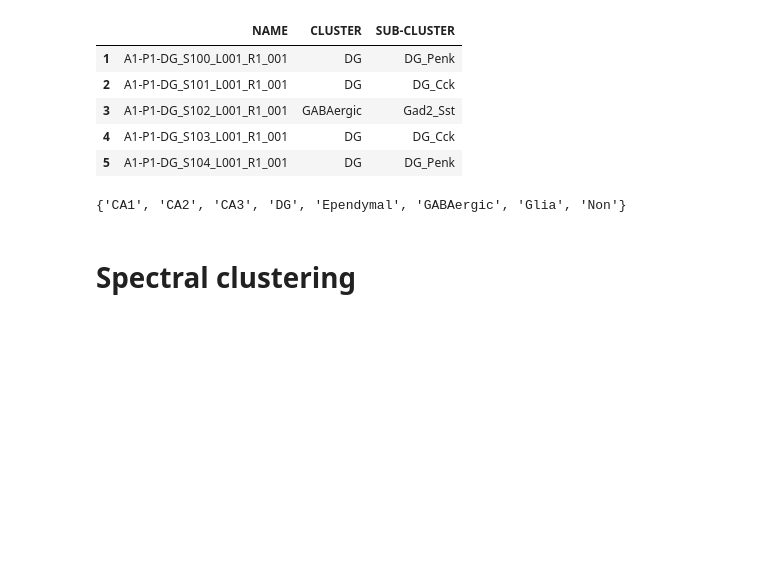
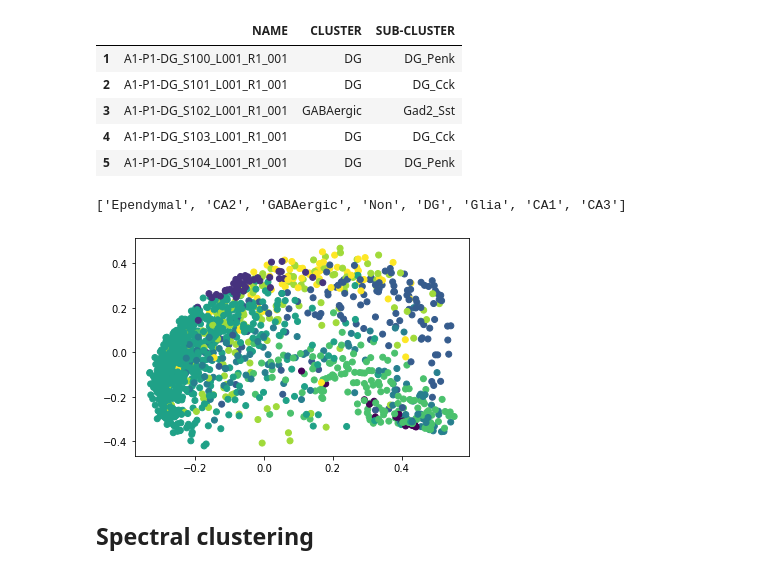
Before and after one commit to ZiyadOulhaj/Kernel-methods-for-single-cell, a Jupyter notebook: Applications/Kernel RNAseq.ipynb, the cells around one changed output. Drawn from its saved outputs; the diff is of its cells as text; code cells hidden in the pictures; blank space fills up the shorter version.

```diff
--- a/Applications/Kernel RNAseq.ipynb
+++ b/Applications/Kernel RNAseq.ipynb
@@ -223,4 +254,4 @@ t2-t1
 # %%
 my_pca.compute_directions()
 # %%
-my_pca.reduce()
+r=my_pca.reduce()
@@ -260,6 +279,7 @@ clusters.head()
 | 4 | A1-P1-DG_S103_L001_R1_001 | DG | DG_Cck |
 | 5 | A1-P1-DG_S104_L001_R1_001 | DG | DG_Penk |
 # %%
-set(clusters['CLUSTER'])
+cluster_list=list(set(clusters['CLUSTER']))
+print(cluster_list)
 # %% [output]
-{'CA1', 'CA2', 'CA3', 'DG', 'Ependymal', 'GABAergic', 'Glia', 'Non'}
+['Ependymal', 'CA2', 'GABAergic', 'Non', 'DG', 'Glia', 'CA1', 'CA3']
@@ -266,3 +288,12 @@ set(clusters['CLUSTER'])
+# %%
+l=np.array(labels)
+cl=[]
+for i in l:
+    cl.append(cluster_list.index(i))
+# %%
+plt.scatter(r[:,0],r[:,1],c=cl);
+# %% [output]
+[figure, added]
 # %% [markdown]
-# Spectral clustering
+## Spectral clustering
 # %%
```
Also changed, not shown: parts of 33 cells of this notebook.
